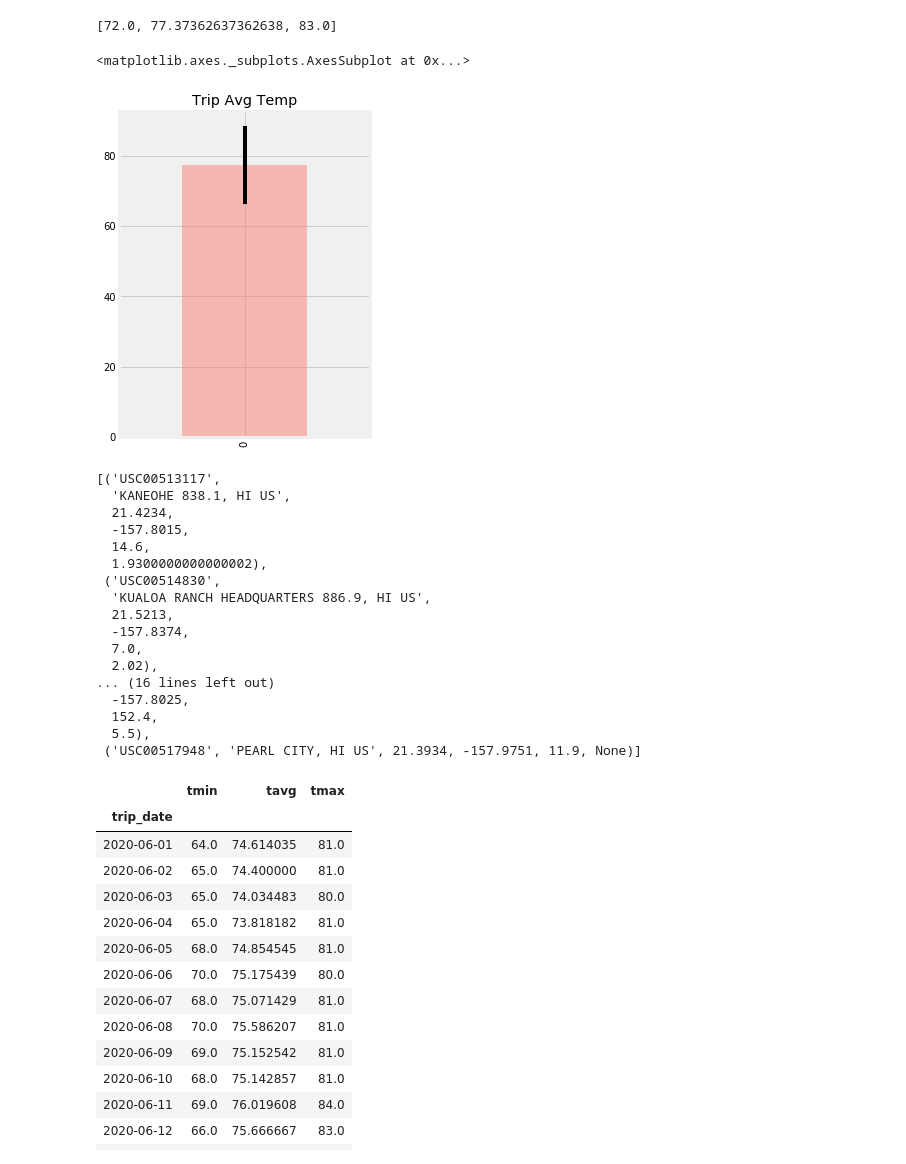
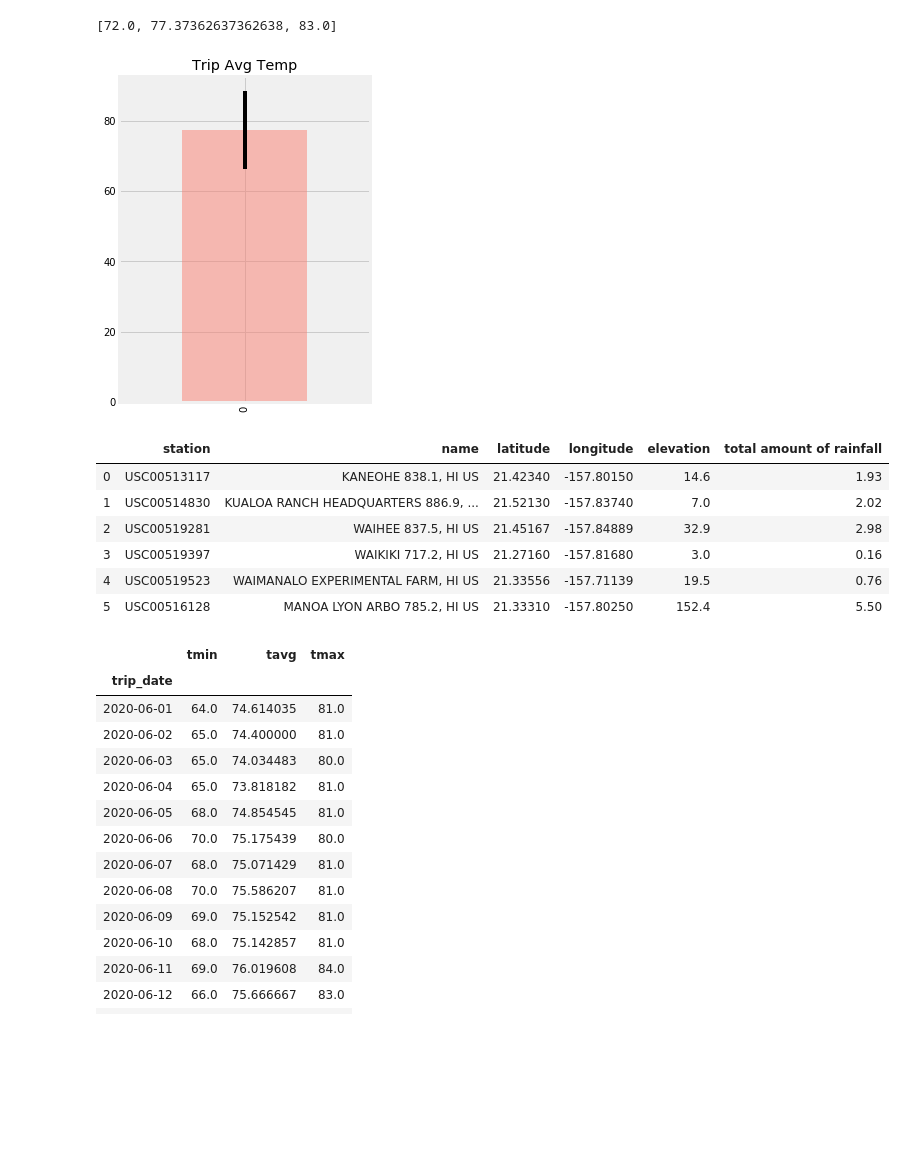
Before and after one commit to oianchevska/sqlalchemy-challenge, a Jupyter notebook: climate_starter.ipynb, the cells around one changed output. Saved outputs shown, nothing was run; the diff lists cells and outputs as text; code cells hidden in the pictures; blank space fills up the shorter version.

```diff
--- a/climate_starter.ipynb
+++ b/climate_starter.ipynb
@@ -205,37 +205,28 @@ vac_result
 # %%
 # Plot the results from your previous query as a bar chart.
 temp_df=pd.DataFrame({"min temp":vac_result[0],
-                       "avg temp":vac_result[1],
-                       "max temp":vac_result[2]},index=[0])
+                      "avg temp":vac_result[1],
+                      "max temp":vac_result[2]}, index=[0])
 
 
-temp_df.plot.bar(y='avg temp', yerr=(temp_df["max temp"] - temp_df["min temp"]) ,title='Trip Avg Temp', color='salmon', alpha=0.5, figsize=(4,6),legend=False)
+plot=temp_df.plot.bar(y='avg temp', yerr=(temp_df["max temp"] - temp_df["min temp"]) ,title='Trip Avg Temp', color='salmon', alpha=0.5, figsize=(4,6),legend=False)
 # %% [output]
-<matplotlib.axes._subplots.AxesSubplot at 0x...>
 [figure]
 # %%
 # Calculate the total amount of rainfall per weather station for your trip dates using the previous year's matching dates.
 # Sort this in descending order by precipitation amount and list the station, name, latitude, longitude, and elevation
 normals=session.query(Measurement.station,Station.name,Station.latitude,Station.longitude,Station.elevation,func.sum(Measurement.prcp)).group_by(Measurement.station,Station.name,Station.latitude,Station.longitude,Station.elevation).filter(Measurement.station==Station.station).filter(Measurement.date >= start_date).filter(Measurement.date <= end_date).order_by(func.count(Measurement.id).desc()).all()
-normals
+normals_list=[{"station":rec[0],"name":rec[1],"latitude":rec[2],"longitude":rec[3],"elevation": rec[4],"total amount of rainfall":rec[5]} for rec in normals]
+normals_df=pd.DataFrame(normals_list).dropna(how="any")
+normals_df
 # %% [output]
-[('USC00513117',
-  'KANEOHE 838.1, HI US',
-  21.4234,
-  -157.8015,
-  14.6,
-  1.9300000000000002),
- ('USC00514830',
-  'KUALOA RANCH HEADQUARTERS 886.9, HI US',
-  21.5213,
-  -157.8374,
-  7.0,
-  2.02),
-... (16 lines left out)
-  -157.8025,
-  152.4,
-  5.5),
- ('USC00517948', 'PEARL CITY, HI US', 21.3934, -157.9751, 11.9, None)]
+|  | station | name | latitude | longitude | elevation | total amount of rainfall |
+| 0 | USC00513117 | KANEOHE 838.1, HI US | 21.42340 | -157.80150 | 14.6 | 1.93 |
+| 1 | USC00514830 | KUALOA RANCH HEADQUARTERS 886.9, ... | 21.52130 | -157.83740 | 7.0 | 2.02 |
+| 2 | USC00519281 | WAIHEE 837.5, HI US | 21.45167 | -157.84889 | 32.9 | 2.98 |
+| 3 | USC00519397 | WAIKIKI 717.2, HI US | 21.27160 | -157.81680 | 3.0 | 0.16 |
+| 4 | USC00519523 | WAIMANALO EXPERIMENTAL FARM, HI US | 21.33556 | -157.71139 | 19.5 | 0.76 |
+| 5 | USC00516128 | MANOA LYON ARBO 785.2, HI US | 21.33310 | -157.80250 | 152.4 | 5.50 |
 # %%
 # Create a query that will calculate the daily normals
 # (i.e. the averages for tmin, tmax, and tavg for all historic data matching a specific month and day)
```
Also changed, not shown: parts of 5 cells of this notebook.
